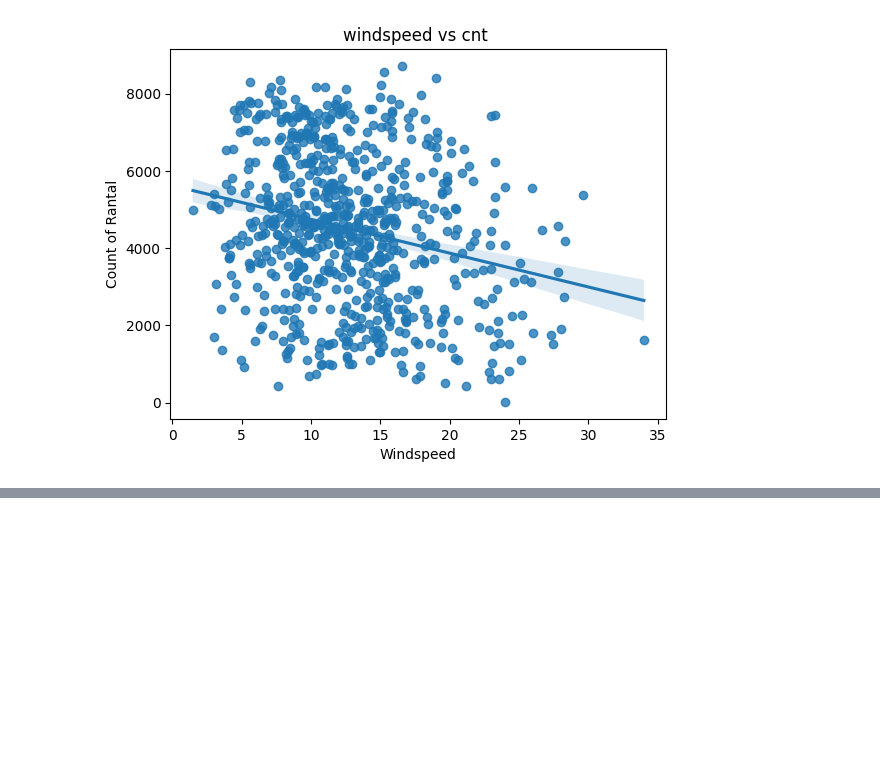
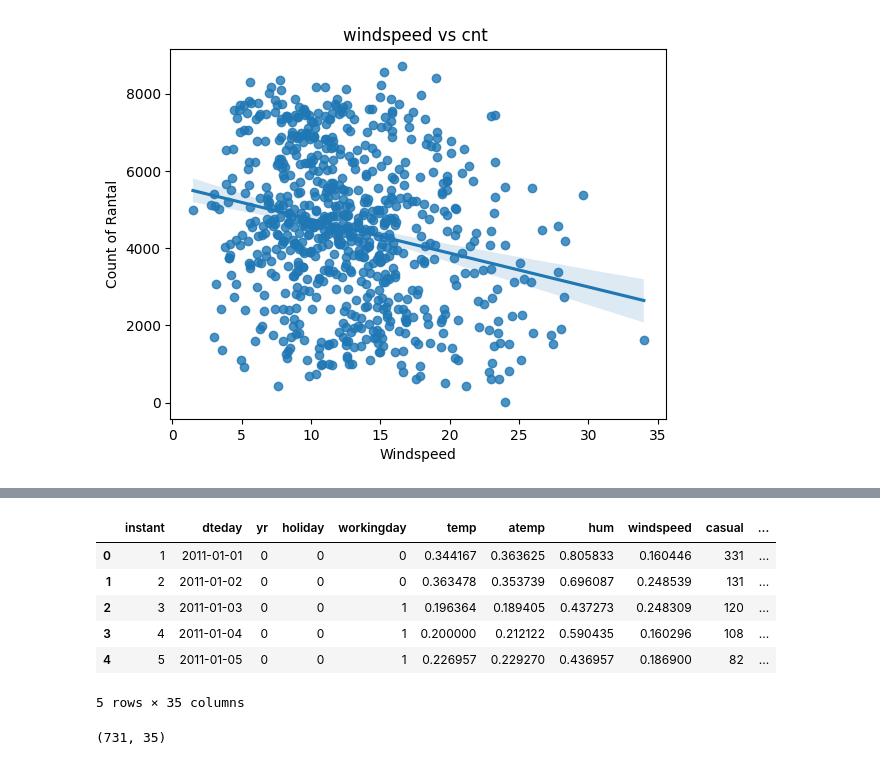
Before and after one commit to tufailahmed023/Bike-sharing, a Jupyter notebook: Notebook/Bike_Sharing.ipynb, the cells around one changed output, grey strips where cells are left out. Drawn from its saved outputs; the diff is of its cells as text; code cells hidden in the pictures; blank space fills up the shorter version.

```diff
--- a/Notebook/Bike_Sharing.ipynb
+++ b/Notebook/Bike_Sharing.ipynb
@@ -340,0 +351,17 @@ plt.show()
+# %%
+df = pd.get_dummies(data= df , columns= ["season","mnth","weekday"],drop_first= True)
+df = pd.get_dummies(data = df , columns= ["weathersit"])
+# %%
+df.head()
+# %% [output]
+|  | instant | dteday | yr | holiday | workingday | temp | atemp | hum | windspeed | casual | ... |
+| 0 | 1 | 2011-01-01 | 0 | 0 | 0 | 0.344167 | 0.363625 | 0.805833 | 0.160446 | 331 | ... |
+| 1 | 2 | 2011-01-02 | 0 | 0 | 0 | 0.363478 | 0.353739 | 0.696087 | 0.248539 | 131 | ... |
+| 2 | 3 | 2011-01-03 | 0 | 0 | 1 | 0.196364 | 0.189405 | 0.437273 | 0.248309 | 120 | ... |
+| 3 | 4 | 2011-01-04 | 0 | 0 | 1 | 0.200000 | 0.212122 | 0.590435 | 0.160296 | 108 | ... |
+| 4 | 5 | 2011-01-05 | 0 | 0 | 1 | 0.226957 | 0.229270 | 0.436957 | 0.186900 | 82 | ... |
+5 rows × 35 columns
+# %%
+df.shape
+# %% [output]
+(731, 35)
```
Also changed, not shown: parts of 31 cells of this notebook, 1 other file.
